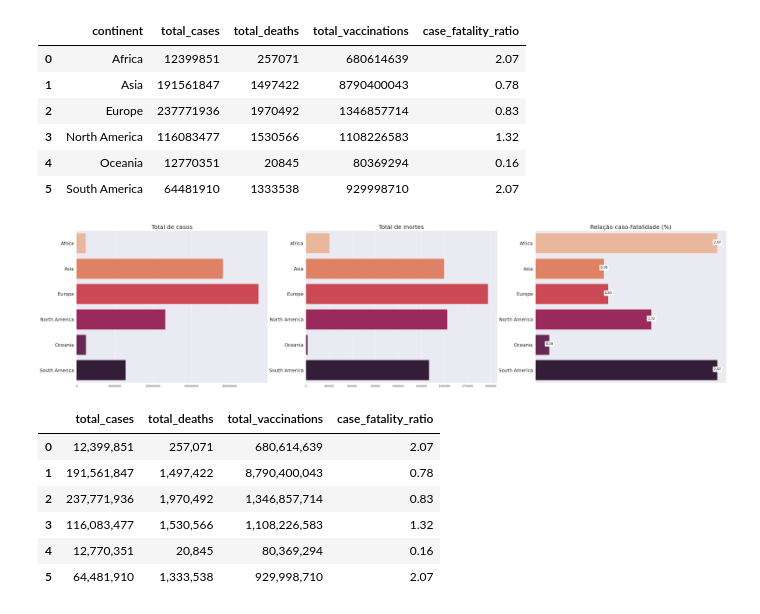
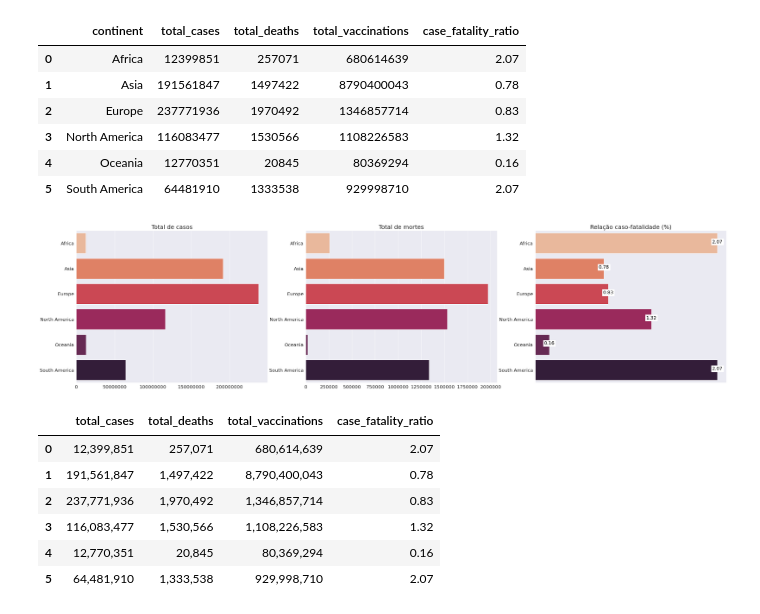
Before and after one commit to LRLeite/Data-Analytics, a Jupyter notebook: covid_19.ipynb, the cells around one changed output. Cells and saved outputs as stored; diff of their text form; code cells hidden in the pictures.

```diff
--- a/covid_19.ipynb
+++ b/covid_19.ipynb
@@ -252,37 +252,39 @@ ax[0].set_title('Total de casos', fontsize = 25)
 ax[0] = sns.barplot(data = df_continents, x = df_continents['total_cases'], y = df_continents['continent'], palette = "rocket_r", ci = None, order = ['Africa', 'Asia', 'Europe', 'North America', 'Oceania', 'South America'], ax = ax[0])
 ax[0].set_xlabel(None)
 ax[0].set_ylabel(None)
+ax[0].tick_params(axis ='x', labelsize= 20)
+ax[0].tick_params(axis ='y', labelsize= 20)
 ax[0].xaxis.grid()
-ax[0].tick_params(axis ='y', labelsize= 20)
 
 ax[1].set_title('Total de mortes', fontsize = 25)
 ax[1] = sns.barplot(data = df_continents, x = df_continents['total_deaths'], y = df_continents['continent'], palette = "rocket_r", ci = None, order = ['Africa', 'Asia', 'Europe', 'North America', 'Oceania', 'South America'], ax = ax[1])
 ax[1].set_xlabel(None)
 ax[1].set_ylabel(None)
+ax[1].tick_params(axis ='x', labelsize= 20)
+ax[1].tick_params(axis ='y', labelsize= 20)
 ax[1].xaxis.grid()
-ax[1].tick_params(axis ='y', labelsize= 20)
 
 ax[2].set_title('Relação caso-fatalidade (%)', fontsize = 25)
 ax[2] = sns.barplot(data = df_continents, x = df_continents['case_fatality_ratio'], y = df_continents['continent'], palette = "rocket_r", ci = None, order = ['Africa', 'Asia', 'Europe', 'North America', 'Oceania', 'South America'], ax = ax[2])
 ax[2].set_xlabel(None)
 ax[2].set_ylabel(None)
 ax[2].tick_params(axis ='y', labelsize= 20)
 
 x_axis = ax[2].axes.get_xaxis()
 x_axis.set_visible(False)
 
 for p in ax[2].patches:
   _x = p.get_x() + p.get_width()
   _y = p.get_y() + p.get_height() / 2
   value = float(p.get_width())
   ax[2].text(_x, _y, value, ha = "center",
-  fontsize = 14,
+  fontsize = 20,
   color = 'black',
   backgroundcolor = 'white')
 
 plt.show()
 # %% [output]
-[figure, old version]
+[figure, new version]
 # %%
 #Tabela resumo
 df_continents[['total_cases', 'total_deaths', 'total_vaccinations', 'case_fatality_ratio']].applymap(lambda x: "{:,}".format(x))
```
